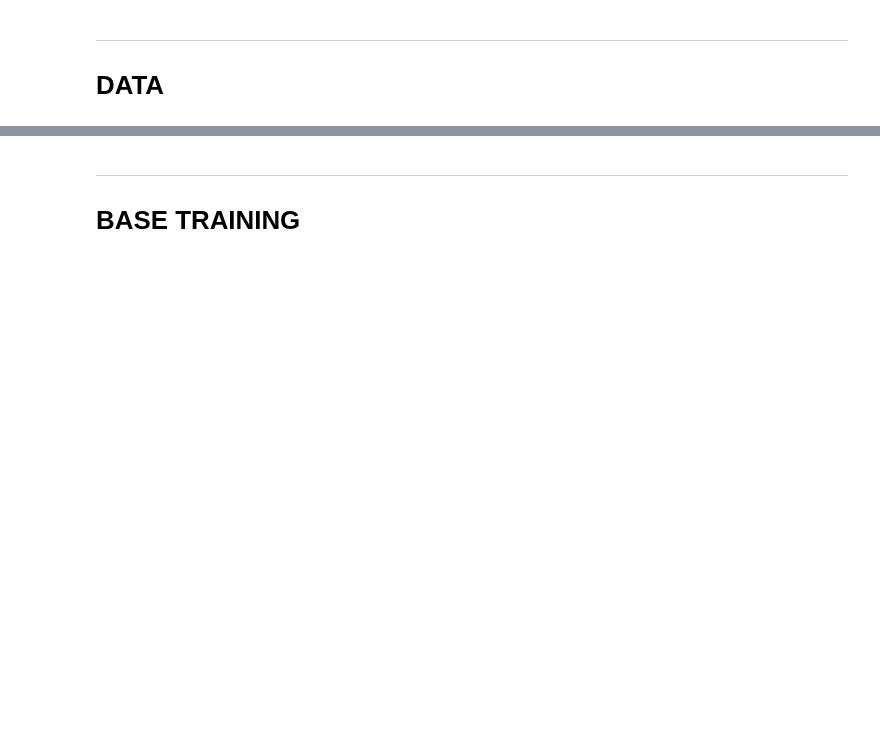
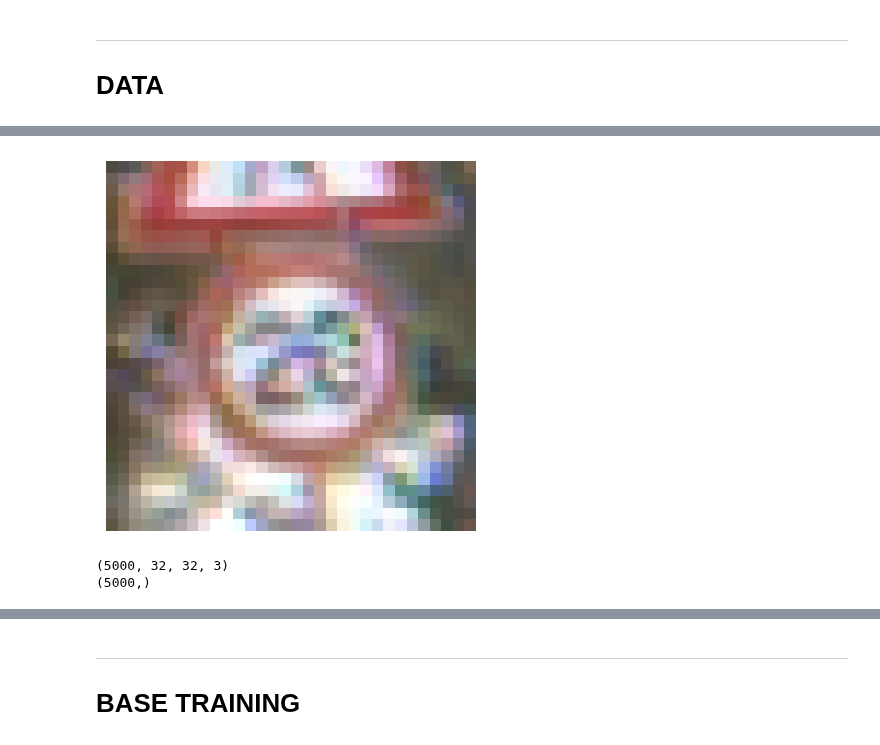
Before and after one commit to ro-jo-mo/Dissertation-Verifying-NN, a Jupyter notebook: CV.ipynb, the cells around one changed output, grey strips where cells are left out. Saved outputs shown, nothing was run; the diff lists cells and outputs as text; code cells hidden in the pictures; blank space fills up the shorter version.

```diff
--- a/CV.ipynb
+++ b/CV.ipynb
@@ -49,0 +71,12 @@ AttributeError: EagerTensor object has no attribute 'astype'.
+# %%
+#Compare to see if we fucked up images
+show_image(X[0])
+print()
+# %% [output]
+[figure, added]
+# %%
+print(X.shape)
+print(y.shape)
+# %% [output]
+(5000, 32, 32, 3)
+(5000,)
```
Also changed, not shown: parts of 22 cells of this notebook, 6 other files.
